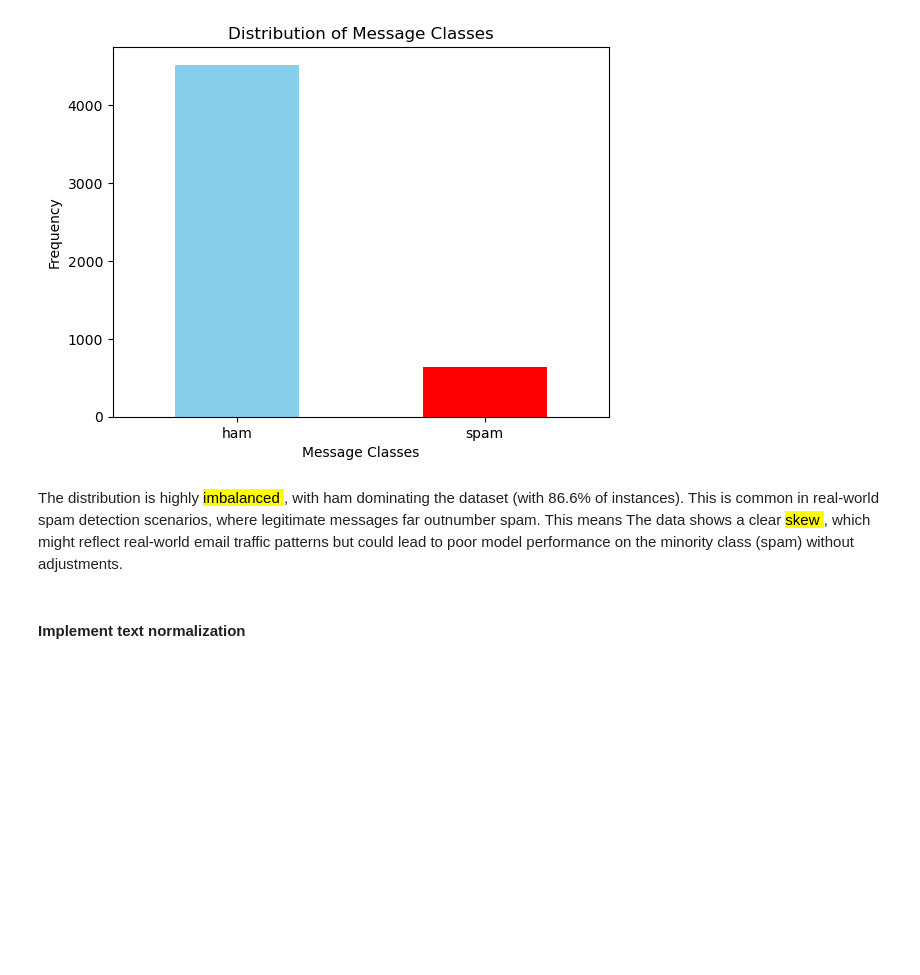
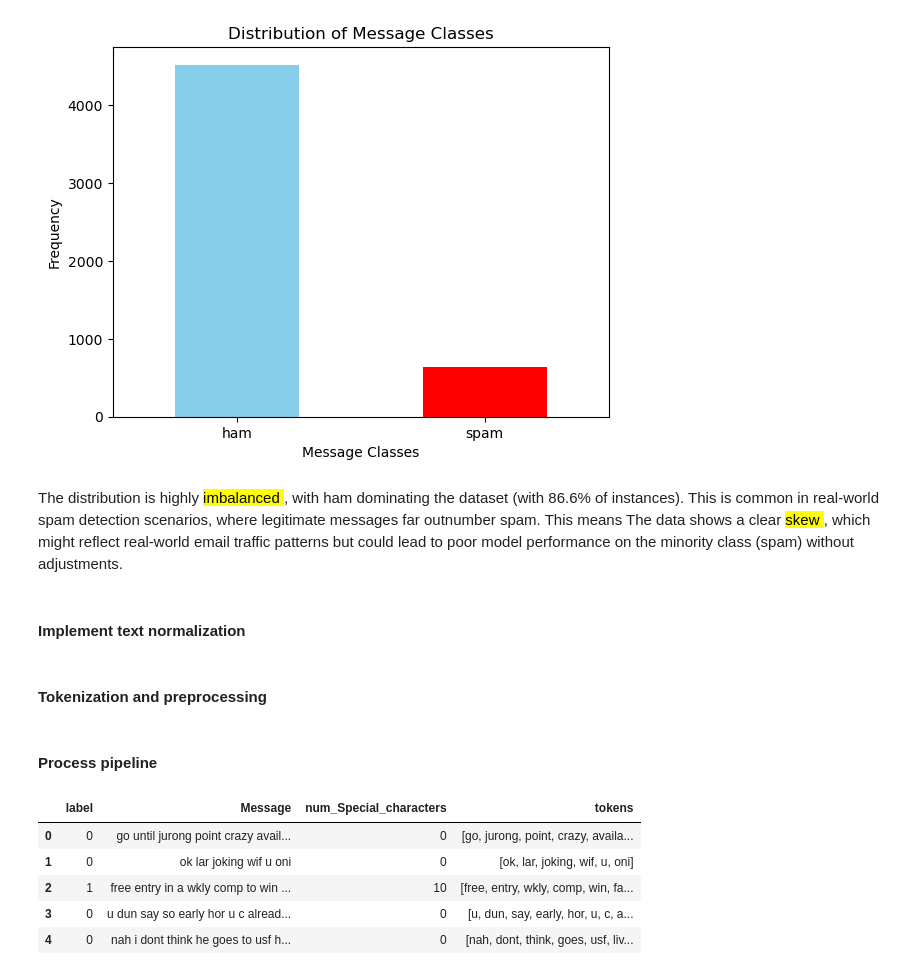
Before and after one commit to zaynab-emadi/Capstone-Project-SMS-Spam-Detection, a Jupyter notebook: notebooks/01_data_cleaning.ipynb, the cells around one changed output. Cells and saved outputs as stored; diff of their text form; code cells hidden in the pictures; blank space fills up the shorter version.

Commit message:
add tokenization and create pipeline

```diff
--- a/notebooks/01_data_cleaning.ipynb
+++ b/notebooks/01_data_cleaning.ipynb
@@ -127,17 +141,17 @@ This means The data shows a clear <mark> skew </mark> , which might reflect real
 # %% [markdown]
 #### Implement text normalization
 # %%
+# observed that most of the spams are include special characters so decided to add a feature named No_Special_characters
+def count_special_characters(dataframe):
+    dataframe['num_Special_characters'] = dataframe['Message'].apply(
+        lambda x: pd.Series(re.findall(r'[^a-zA-Z\s\.\,\']', x)).unique().size)
+    return dataframe
+
+
 def text_normalization(dataframe):
     dataframe['Message'] = dataframe['Message'].apply(lambda x: x.strip())
     dataframe['Message'] = dataframe['Message'].apply(lambda x: x.lower())
     dataframe['Message'] = dataframe['Message'].apply(lambda x: re.sub(r'[^a-z\s]', '', x))
-    return dataframe
-
-
-# observed that most of the spams are include special characters so decided to add a feature named No_Special_characters
-def count_special_characters(dataframe):
-    dataframe['No_Special_characters'] = dataframe['Message'].apply(
-        lambda x: pd.Series(re.findall(r'[^a-zA-Z\s\.\,\']', x)).unique().size)
     return dataframe
 
 
@@ -146,3 +160,32 @@ def encode_labels(dataframe):
     dataframe.insert(loc=0, column='label', value=labels)
     dataframe.drop(columns=['Class'], inplace=True)
     return dataframe
+# %% [markdown]
+#### Tokenization and preprocessing
+# %%
+stop_words = stopwords.words('english')
+def remove_stopwords(message):
+    return [word for word in message if word not in stop_words]
+
+def tokenization(dataframe):
+    dataframe['tokens'] = dataframe['Message'].apply(word_tokenize)
+    dataframe['tokens'] = dataframe['tokens'].apply(remove_stopwords)
+    return dataframe
+# %% [markdown]
+#### Process pipeline
+# %%
+preprocess_pipeline = Pipeline([
+    ('count', FunctionTransformer(count_special_characters)),
+    ('normalize', FunctionTransformer(text_normalization)),
+    ('encode', FunctionTransformer(encode_labels)),
+    ('tokenize', FunctionTransformer(tokenization))
+])
+df = preprocess_pipeline.fit_transform(df)
+df.head()
+# %% [output]
+|  | label | Message | num_Special_characters | tokens |
+| 0 | 0 | go until jurong point crazy avail... | 0 | [go, jurong, point, crazy, availa... |
+| 1 | 0 | ok lar joking wif u oni | 0 | [ok, lar, joking, wif, u, oni] |
+| 2 | 1 | free entry in a wkly comp to win ... | 10 | [free, entry, wkly, comp, win, fa... |
+| 3 | 0 | u dun say so early hor u c alread... | 0 | [u, dun, say, early, hor, u, c, a... |
+| 4 | 0 | nah i dont think he goes to usf h... | 0 | [nah, dont, think, goes, usf, liv... |
```
Also changed, not shown: parts of 2 cells of this notebook.
